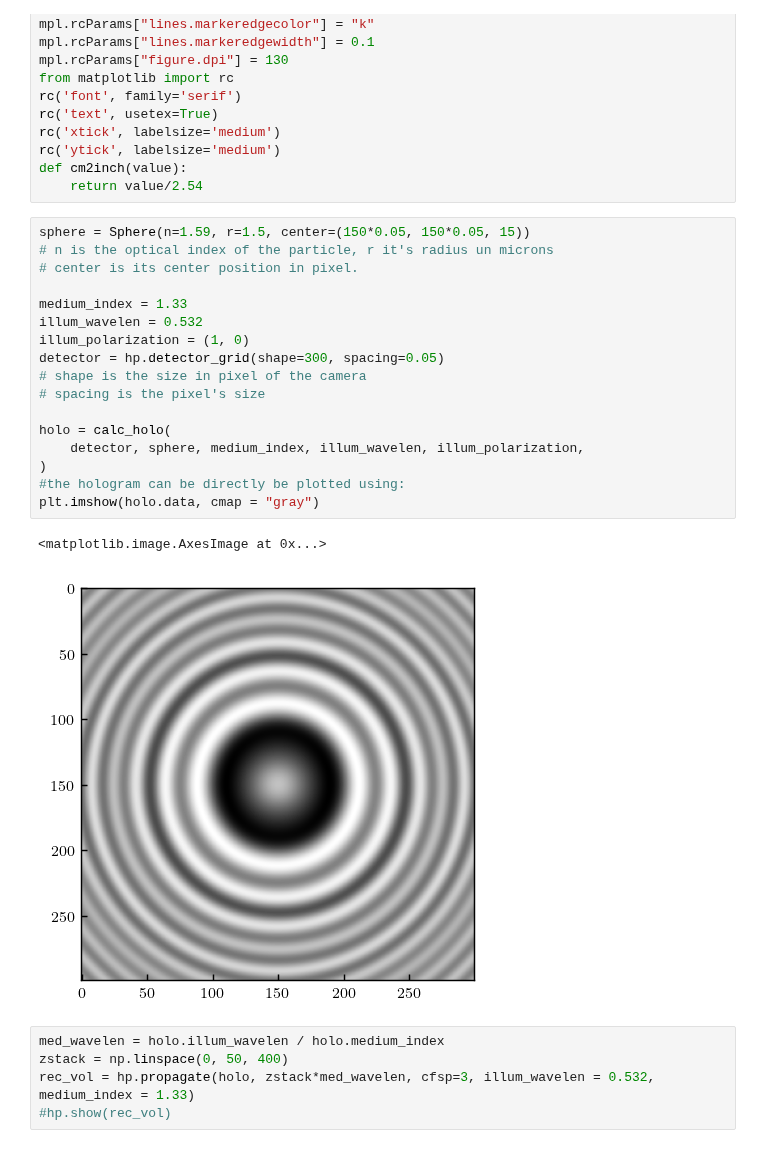
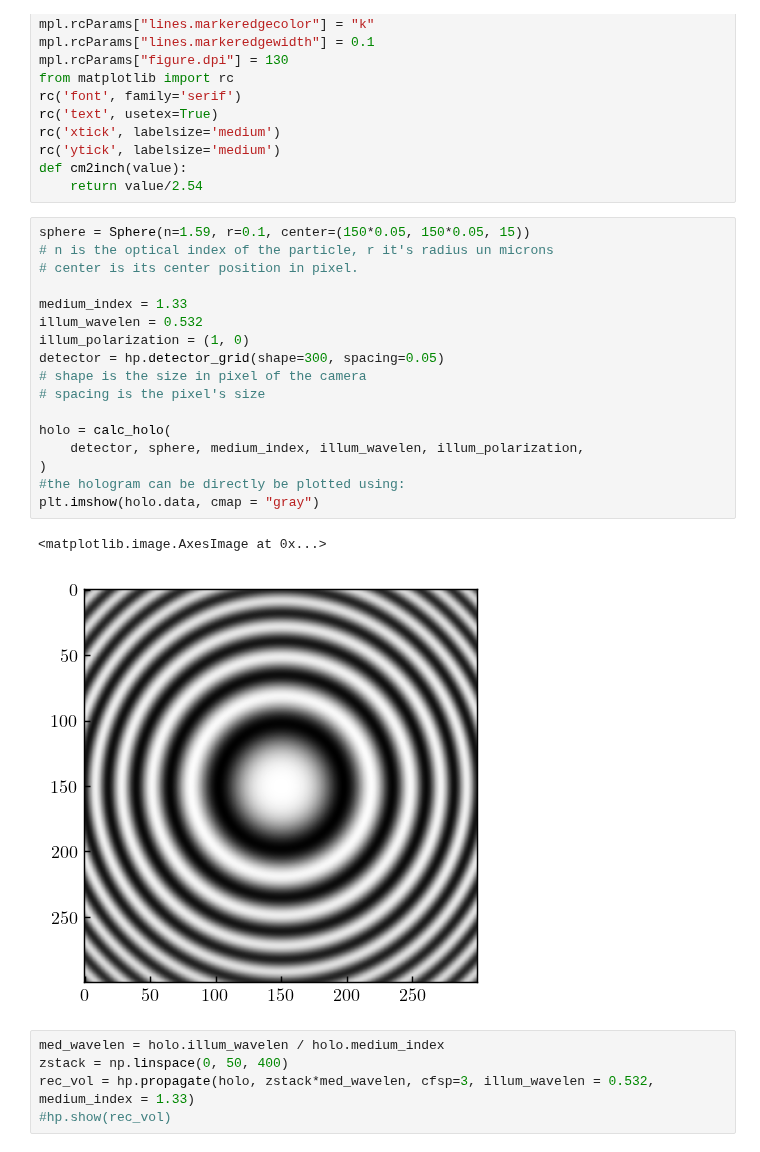
Before and after one commit to eXpensia/Confined-Brownian-Motion, a Jupyter notebook: 02_body/chapter2/images/Back-propagation/Back-propagation.ipynb, the cells around one changed output. Saved outputs shown, nothing was run; the diff lists cells and outputs as text.

```diff
--- a/02_body/chapter2/images/Back-propagation/Back-propagation.ipynb
+++ b/02_body/chapter2/images/Back-propagation/Back-propagation.ipynb
@@ -26,25 +26,25 @@ rc('ytick', labelsize='medium')
 def cm2inch(value):
     return value/2.54
 # %%
-sphere = Sphere(n=1.59, r=1.5, center=(150*0.05, 150*0.05, 15))
+sphere = Sphere(n=1.59, r=0.1, center=(150*0.05, 150*0.05, 15))
 # n is the optical index of the particle, r it's radius un microns
 # center is its center position in pixel.
 
 medium_index = 1.33
 illum_wavelen = 0.532
 illum_polarization = (1, 0)
 detector = hp.detector_grid(shape=300, spacing=0.05)
 # shape is the size in pixel of the camera
 # spacing is the pixel's size
 
 holo = calc_holo(
     detector, sphere, medium_index, illum_wavelen, illum_polarization,
 )
 #the hologram can be directly be plotted using:
 plt.imshow(holo.data, cmap = "gray")
 # %% [output]
 <matplotlib.image.AxesImage at 0x...>
-[figure, old version]
+[figure, new version]
 # %%
 med_wavelen = holo.illum_wavelen / holo.medium_index
 zstack = np.linspace(0, 50, 400)
```
Also changed, not shown: parts of 2 cells of this notebook, 4 other files.
